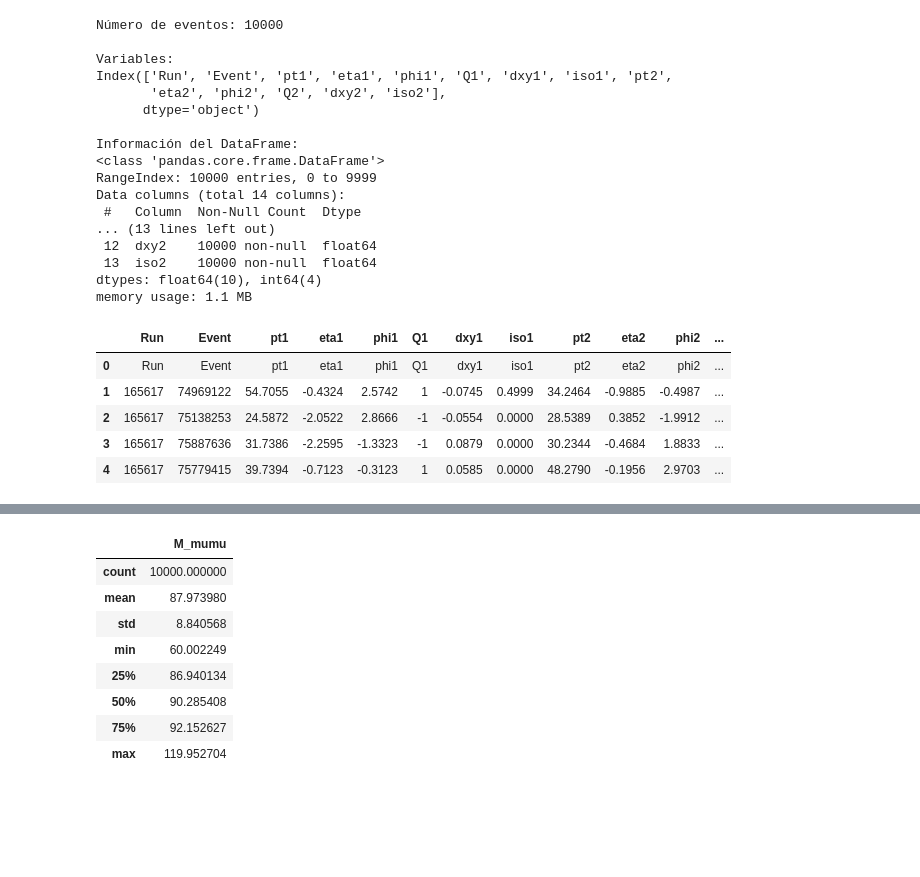
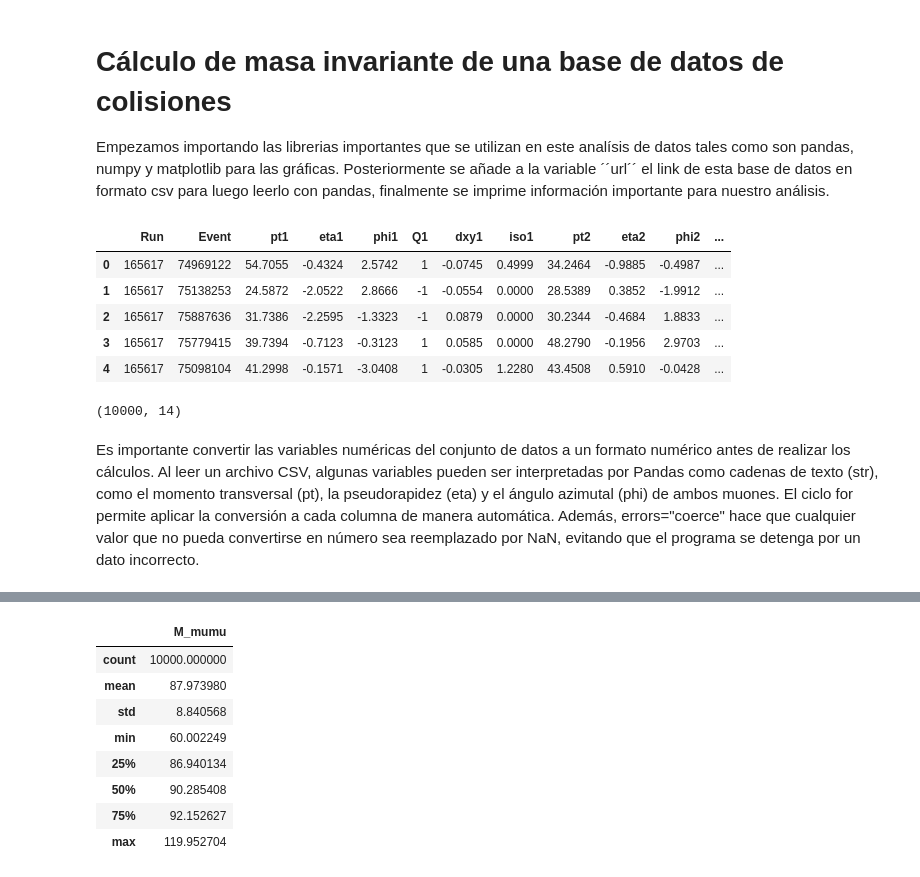
Before and after one commit to YatzyOmg/Particle-Physics, a Jupyter notebook: Reconstrucción_de_la_masa_invariante_de_un_par_de_muones.ipynb, the cells around one changed output, grey strips where cells are left out. Cells and saved outputs as stored; diff of their text form; code cells hidden in the pictures; blank space fills up the shorter version.

```diff
--- a/Reconstrucción_de_la_masa_invariante_de_un_par_de_muones.ipynb
+++ b/Reconstrucción_de_la_masa_invariante_de_un_par_de_muones.ipynb
@@ -1,51 +1,28 @@
 # %% [markdown]
 <a href="https://colab.research.google.com/github/YatzyOmg/Particle-Physics/blob/main/Reconstrucci%C3%B3n_de_la_masa_invariante_de_un_par_de_muones.ipynb" target="_parent"><img src="https://colab.research.google.com/assets/colab-badge.svg" alt="Open In Colab"/></a>
+# %% [markdown]
+# Cálculo de masa invariante de una base de datos de colisiones
+Empezamos importando las librerias importantes que se utilizan en este analísis de datos tales como son pandas, numpy y matplotlib para las gráficas. Posteriormente se añade a la variable ´´url´´ el link de esta base de datos en formato csv para luego leerlo con pandas, finalmente se imprime información importante para nuestro análisis.
 # %%
 import pandas as pd
 import numpy as np
 import matplotlib.pyplot as plt
 url = "https://opendata.cern.ch/record/5208/files/Zmumu.csv"
 df = pd.read_csv(url)
 df.head()
-print("Número de eventos:", len(df))
-print("\nVariables:")
-print(df.columns)
-print("\nInformación del DataFrame:")
-df.info()
 # %% [output]
-Número de eventos: 10000
-
-Variables:
-Index(['Run', 'Event', 'pt1', 'eta1', 'phi1', 'Q1', 'dxy1', 'iso1', 'pt2',
-       'eta2', 'phi2', 'Q2', 'dxy2', 'iso2'],
-      dtype='object')
-
-Información del DataFrame:
-<class 'pandas.core.frame.DataFrame'>
-RangeIndex: 10000 entries, 0 to 9999
-Data columns (total 14 columns):
- #   Column  Non-Null Count  Dtype
-... (13 lines left out)
- 12  dxy2    10000 non-null  float64
- 13  iso2    10000 non-null  float64
-dtypes: float64(10), int64(4)
-memory usage: 1.1 MB
+|  | Run | Event | pt1 | eta1 | phi1 | Q1 | dxy1 | iso1 | pt2 | eta2 | phi2 | ... |
+| 0 | 165617 | 74969122 | 54.7055 | -0.4324 | 2.5742 | 1 | -0.0745 | 0.4999 | 34.2464 | -0.9885 | -0.4987 | ... |
+| 1 | 165617 | 75138253 | 24.5872 | -2.0522 | 2.8666 | -1 | -0.0554 | 0.0000 | 28.5389 | 0.3852 | -1.9912 | ... |
+| 2 | 165617 | 75887636 | 31.7386 | -2.2595 | -1.3323 | -1 | 0.0879 | 0.0000 | 30.2344 | -0.4684 | 1.8833 | ... |
+| 3 | 165617 | 75779415 | 39.7394 | -0.7123 | -0.3123 | 1 | 0.0585 | 0.0000 | 48.2790 | -0.1956 | 2.9703 | ... |
+| 4 | 165617 | 75098104 | 41.2998 | -0.1571 | -3.0408 | 1 | -0.0305 | 1.2280 | 43.4508 | 0.5910 | -0.0428 | ... |
-# %%
-columnas = [
-    "Run", "Event",
-    "pt1", "eta1", "phi1", "Q1", "dxy1", "iso1",
-    "pt2", "eta2", "phi2", "Q2", "dxy2", "iso2"
-]
-
-df = pd.read_csv(url, names=columnas, header=None)
-df.head()
-# %% [output]
-|  | Run | Event | pt1 | eta1 | phi1 | Q1 | dxy1 | iso1 | pt2 | eta2 | phi2 | ... |
-| 0 | Run | Event | pt1 | eta1 | phi1 | Q1 | dxy1 | iso1 | pt2 | eta2 | phi2 | ... |
-| 1 | 165617 | 74969122 | 54.7055 | -0.4324 | 2.5742 | 1 | -0.0745 | 0.4999 | 34.2464 | -0.9885 | -0.4987 | ... |
-| 2 | 165617 | 75138253 | 24.5872 | -2.0522 | 2.8666 | -1 | -0.0554 | 0.0000 | 28.5389 | 0.3852 | -1.9912 | ... |
-| 3 | 165617 | 75887636 | 31.7386 | -2.2595 | -1.3323 | -1 | 0.0879 | 0.0000 | 30.2344 | -0.4684 | 1.8833 | ... |
-| 4 | 165617 | 75779415 | 39.7394 | -0.7123 | -0.3123 | 1 | 0.0585 | 0.0000 | 48.2790 | -0.1956 | 2.9703 | ... |
+# %%
+df.shape
+# %% [output]
+(10000, 14)
+# %% [markdown]
+Es importante convertir las variables numéricas del conjunto de datos a un formato numérico antes de realizar los cálculos. Al leer un archivo CSV, algunas variables pueden ser interpretadas por Pandas como cadenas de texto (str), como el momento transversal (pt), la pseudorapidez (eta) y el ángulo azimutal (phi) de ambos muones. El ciclo for permite aplicar la conversión a cada columna de manera automática. Además, errors="coerce" hace que cualquier valor que no pueda convertirse en número sea reemplazado por NaN, evitando que el programa se detenga por un dato incorrecto.
 # %%
 # Convertir las variables numéricas a tipo float
 columnas_numericas = [
```
Also changed, not shown: parts of 3 cells of this notebook.
